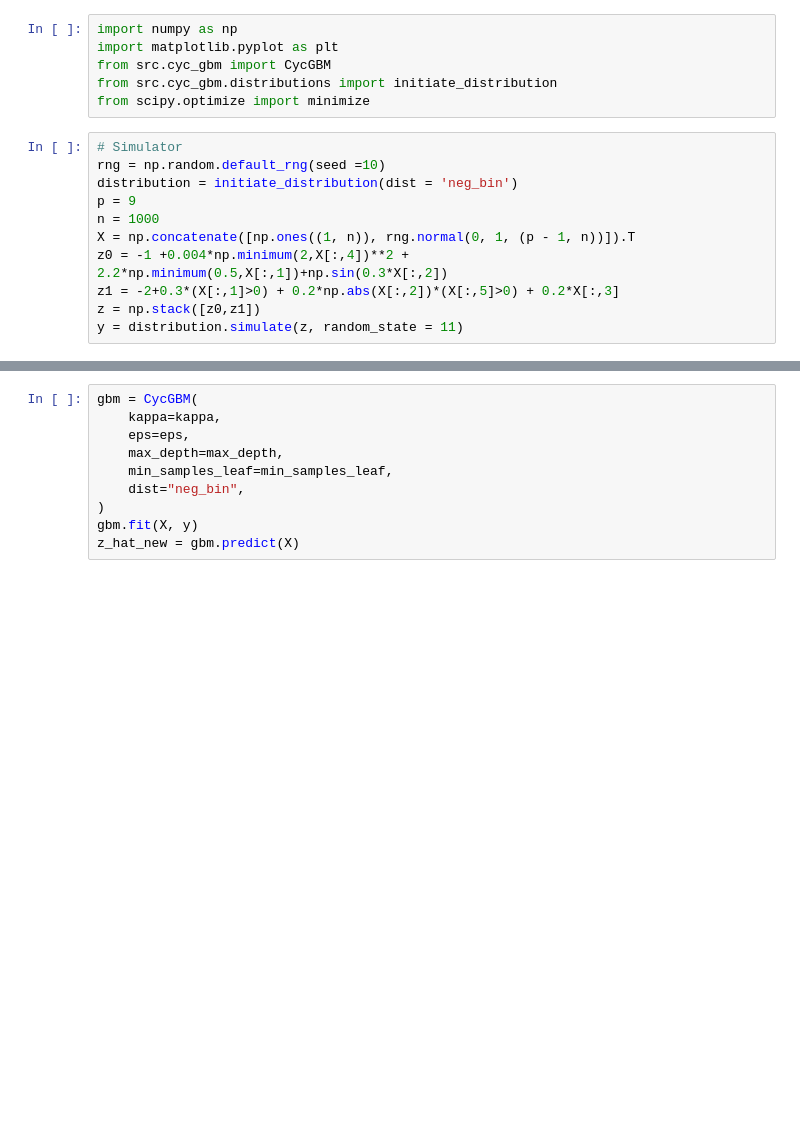
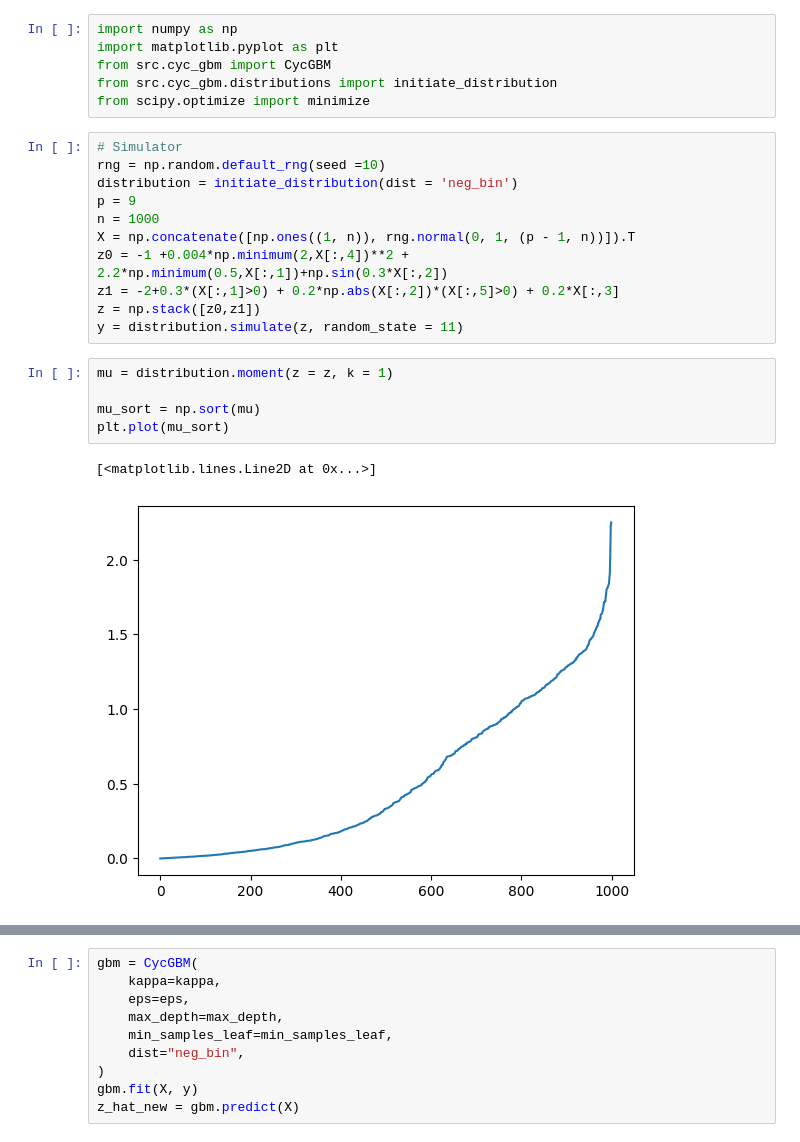
Before and after one commit to henningzakrisson/cyc-gbm, a Jupyter notebook: notebooks/verify_cyc_gbm_loss.ipynb, the cells around one changed output, grey strips where cells are left out. Cells and saved outputs as stored; diff of their text form; blank space fills up the shorter version.

```diff
--- a/notebooks/verify_cyc_gbm_loss.ipynb
+++ b/notebooks/verify_cyc_gbm_loss.ipynb
@@ -15,3 +15,11 @@ z0 = -1 +0.004*np.minimum(2,X[:,4])**2 + 2.2*np.minimum(0.5,X[:,1])+np.sin(0.3*X
 z1 = -2+0.3*(X[:,1]>0) + 0.2*np.abs(X[:,2])*(X[:,5]>0) + 0.2*X[:,3]
 z = np.stack([z0,z1])
 y = distribution.simulate(z, random_state = 11)
+# %%
+mu = distribution.moment(z = z, k = 1)
+
+mu_sort = np.sort(mu)
+plt.plot(mu_sort)
+# %% [output]
+[<matplotlib.lines.Line2D at 0x...>]
+[figure, added]
```
Also changed, not shown: parts of 8 cells of this notebook, 6 other files.
